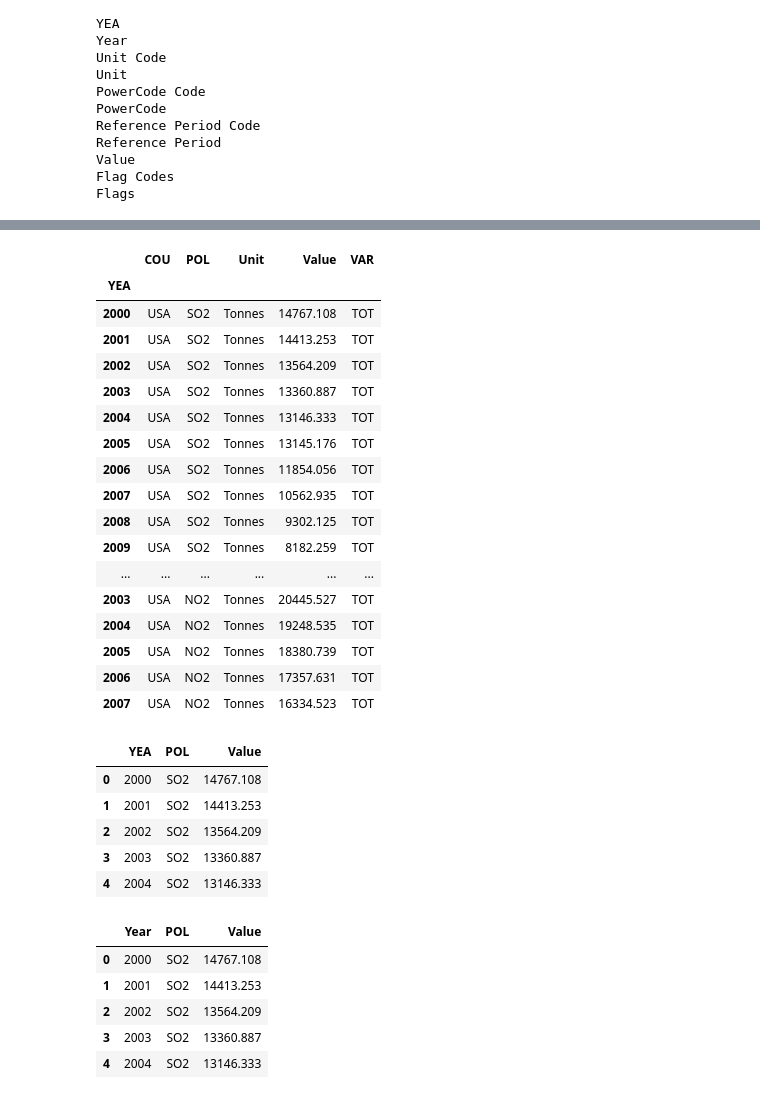
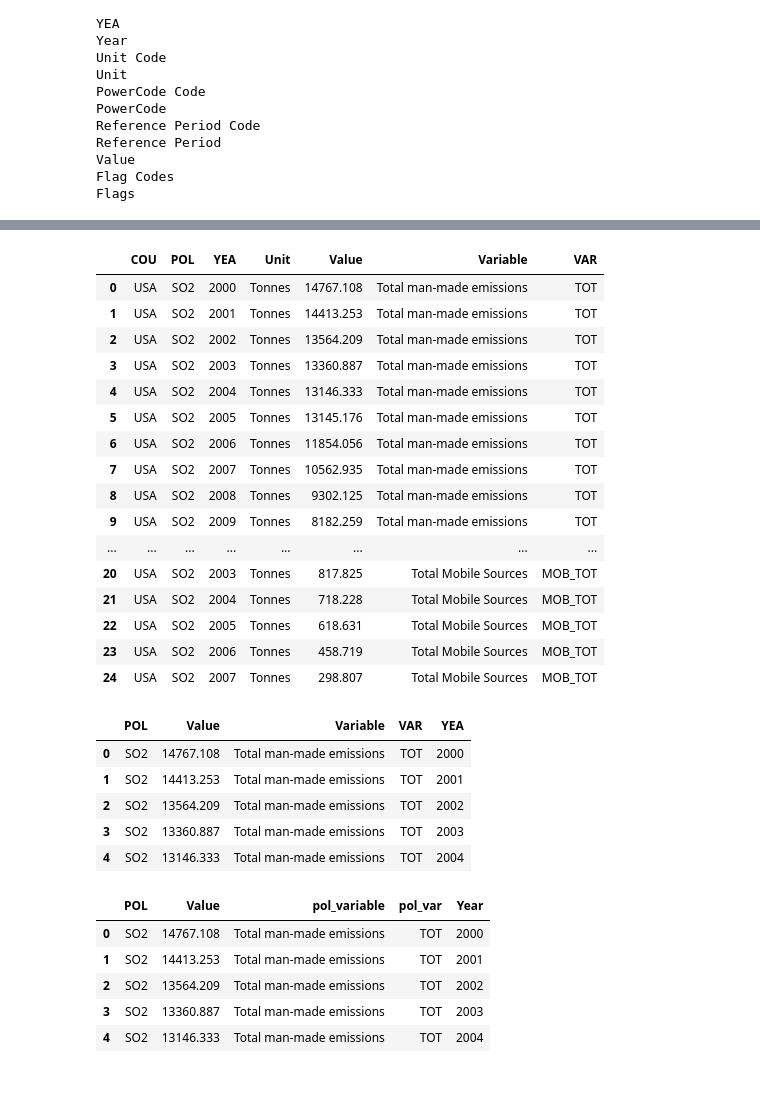
Before and after one commit to angelvirgo19/ETLProject-TeamGreen, a Jupyter notebook: air_emission_cleanup.ipynb, the cells around one changed output, grey strips where cells are left out. Saved outputs shown, nothing was run; the diff lists cells and outputs as text; code cells hidden in the pictures.

```diff
--- a/air_emission_cleanup.ipynb
+++ b/air_emission_cleanup.ipynb
@@ -40,6 +40,6 @@ Flag Codes
 Flags
 # %%
 #parse down df to only keep the columns we need
-df=df[["COU", "POL", "YEA", "Unit", "Value", "VAR"]]
+df=df[["COU", "POL", "YEA", "Unit", "Value", "Variable", "VAR"]]
 df.head()
 # %% [output]
@@ -64,5 +63,0 @@ df.head()
-# %%
-#only keep data with TOT Varaiable
-
-df=df.loc[df["VAR"]=="TOT"]
-df.head(25)
@@ -99,4 +86,0 @@ df.head()
-# %%
-#set index to year
-df=df.set_index(["YEA"])
-df.head()
@@ -111,44 +87,45 @@ df.head()
 # %%
+#drop any rows with null data
 clean_df = df.dropna(axis = 0, how ='any')
 clean_df.head(25)
 # %% [output]
-|  | COU | POL | Unit | Value | VAR |
-| YEA |  |  |  |  |  |
-| 2000 | USA | SO2 | Tonnes | 14767.108 | TOT |
-| 2001 | USA | SO2 | Tonnes | 14413.253 | TOT |
-| 2002 | USA | SO2 | Tonnes | 13564.209 | TOT |
-| 2003 | USA | SO2 | Tonnes | 13360.887 | TOT |
-| 2004 | USA | SO2 | Tonnes | 13146.333 | TOT |
-| 2005 | USA | SO2 | Tonnes | 13145.176 | TOT |
-| 2006 | USA | SO2 | Tonnes | 11854.056 | TOT |
-| 2007 | USA | SO2 | Tonnes | 10562.935 | TOT |
-| 2008 | USA | SO2 | Tonnes | 9302.125 | TOT |
-| 2009 | USA | SO2 | Tonnes | 8182.259 | TOT |
-| ... | ... | ... | ... | ... | ... |
-| 2003 | USA | NO2 | Tonnes | 20445.527 | TOT |
-| 2004 | USA | NO2 | Tonnes | 19248.535 | TOT |
-| 2005 | USA | NO2 | Tonnes | 18380.739 | TOT |
-| 2006 | USA | NO2 | Tonnes | 17357.631 | TOT |
-| 2007 | USA | NO2 | Tonnes | 16334.523 | TOT |
+|  | COU | POL | YEA | Unit | Value | Variable | VAR |
+| 0 | USA | SO2 | 2000 | Tonnes | 14767.108 | Total man-made emissions | TOT |
+| 1 | USA | SO2 | 2001 | Tonnes | 14413.253 | Total man-made emissions | TOT |
+| 2 | USA | SO2 | 2002 | Tonnes | 13564.209 | Total man-made emissions | TOT |
+| 3 | USA | SO2 | 2003 | Tonnes | 13360.887 | Total man-made emissions | TOT |
+| 4 | USA | SO2 | 2004 | Tonnes | 13146.333 | Total man-made emissions | TOT |
+| 5 | USA | SO2 | 2005 | Tonnes | 13145.176 | Total man-made emissions | TOT |
+| 6 | USA | SO2 | 2006 | Tonnes | 11854.056 | Total man-made emissions | TOT |
+| 7 | USA | SO2 | 2007 | Tonnes | 10562.935 | Total man-made emissions | TOT |
+| 8 | USA | SO2 | 2008 | Tonnes | 9302.125 | Total man-made emissions | TOT |
+| 9 | USA | SO2 | 2009 | Tonnes | 8182.259 | Total man-made emissions | TOT |
+| ... | ... | ... | ... | ... | ... | ... | ... |
+| 20 | USA | SO2 | 2003 | Tonnes | 817.825 | Total Mobile Sources | MOB_TOT |
+| 21 | USA | SO2 | 2004 | Tonnes | 718.228 | Total Mobile Sources | MOB_TOT |
+| 22 | USA | SO2 | 2005 | Tonnes | 618.631 | Total Mobile Sources | MOB_TOT |
+| 23 | USA | SO2 | 2006 | Tonnes | 458.719 | Total Mobile Sources | MOB_TOT |
+| 24 | USA | SO2 | 2007 | Tonnes | 298.807 | Total Mobile Sources | MOB_TOT |
 # %%
-clean_df=clean_df[["POL", "Value"]]
-clean_df=clean_df.reset_index()
+#parse down df
+clean_df=clean_df[["POL", "Value", "Variable", "VAR", "YEA"]]
 clean_df.head()
 # %% [output]
-|  | YEA | POL | Value |
-| 0 | 2000 | SO2 | 14767.108 |
-| 1 | 2001 | SO2 | 14413.253 |
-| 2 | 2002 | SO2 | 13564.209 |
-| 3 | 2003 | SO2 | 13360.887 |
-| 4 | 2004 | SO2 | 13146.333 |
+|  | POL | Value | Variable | VAR | YEA |
+| 0 | SO2 | 14767.108 | Total man-made emissions | TOT | 2000 |
+| 1 | SO2 | 14413.253 | Total man-made emissions | TOT | 2001 |
+| 2 | SO2 | 13564.209 | Total man-made emissions | TOT | 2002 |
+| 3 | SO2 | 13360.887 | Total man-made emissions | TOT | 2003 |
+| 4 | SO2 | 13146.333 | Total man-made emissions | TOT | 2004 |
 # %%
-clean_df=clean_df.rename(columns={"YEA": "Year"})
+#rename columns
+clean_df=clean_df.rename(columns={"YEA": "Year", "VAR": "pol_var", "Variable": "pol_variable"})
 clean_df.head()
 # %% [output]
-|  | Year | POL | Value |
-| 0 | 2000 | SO2 | 14767.108 |
-| 1 | 2001 | SO2 | 14413.253 |
-| 2 | 2002 | SO2 | 13564.209 |
-| 3 | 2003 | SO2 | 13360.887 |
-| 4 | 2004 | SO2 | 13146.333 |
+|  | POL | Value | pol_variable | pol_var | Year |
+| 0 | SO2 | 14767.108 | Total man-made emissions | TOT | 2000 |
+| 1 | SO2 | 14413.253 | Total man-made emissions | TOT | 2001 |
+| 2 | SO2 | 13564.209 | Total man-made emissions | TOT | 2002 |
+| 3 | SO2 | 13360.887 | Total man-made emissions | TOT | 2003 |
+| 4 | SO2 | 13146.333 | Total man-made emissions | TOT | 2004 |
 # %%
```
Also changed, not shown: parts of 9 cells of this notebook.
